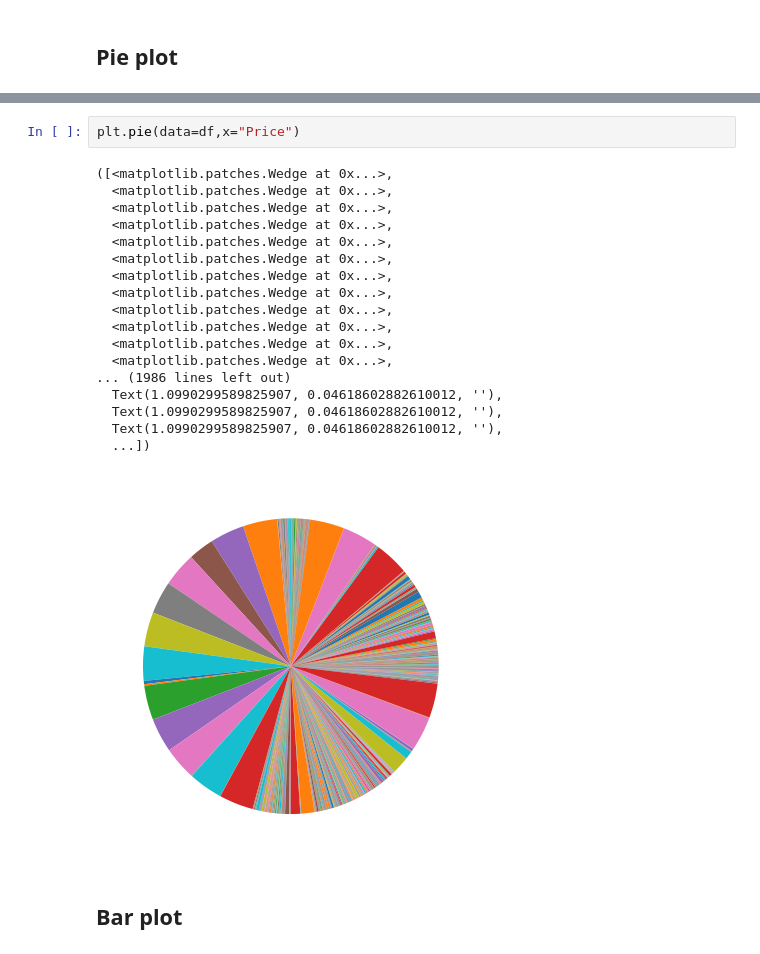
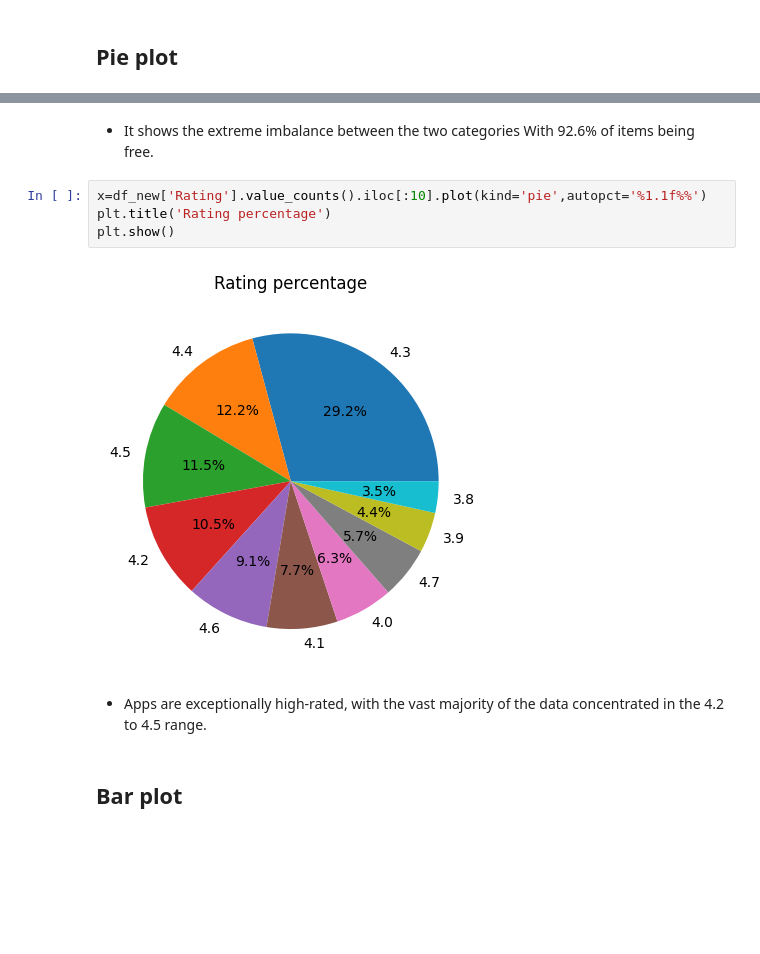
Before and after one commit to asnarazs197-svg/Playstore-Data-Analysis, a Jupyter notebook: project.ipynb, the cells around one changed output, grey strips where cells are left out. Cells and saved outputs as stored; diff of their text form; blank space fills up the shorter version.

```diff
--- a/project.ipynb
+++ b/project.ipynb
@@ -1028,24 +1014,13 @@ plt.pie(data=df,x="Installs")
+# %% [markdown]
+- It shows the extreme imbalance between the two categories With 92.6% of items being free.
 # %%
-plt.pie(data=df,x="Price")
+x=df_new['Rating'].value_counts().iloc[:10].plot(kind='pie',autopct='%1.1f%%')
+plt.title('Rating percentage')
+plt.show()
 # %% [output]
-([<matplotlib.patches.Wedge at 0x...>,
-  <matplotlib.patches.Wedge at 0x...>,
-  <matplotlib.patches.Wedge at 0x...>,
-  <matplotlib.patches.Wedge at 0x...>,
-  <matplotlib.patches.Wedge at 0x...>,
-  <matplotlib.patches.Wedge at 0x...>,
-  <matplotlib.patches.Wedge at 0x...>,
-  <matplotlib.patches.Wedge at 0x...>,
-  <matplotlib.patches.Wedge at 0x...>,
-  <matplotlib.patches.Wedge at 0x...>,
-  <matplotlib.patches.Wedge at 0x...>,
-  <matplotlib.patches.Wedge at 0x...>,
-... (1986 lines left out)
-  Text(1.0990299589825907, 0.04618602882610012, ''),
-  Text(1.0990299589825907, 0.04618602882610012, ''),
-  Text(1.0990299589825907, 0.04618602882610012, ''),
-  ...])
-[figure, old version]
+[figure, new version]
+# %% [markdown]
+- Apps are exceptionally high-rated, with the vast majority of the data concentrated in the 4.2 to 4.5 range.
 # %% [markdown]
 ## Bar plot
 # %%
```
Also changed, not shown: parts of 98 cells of this notebook.
